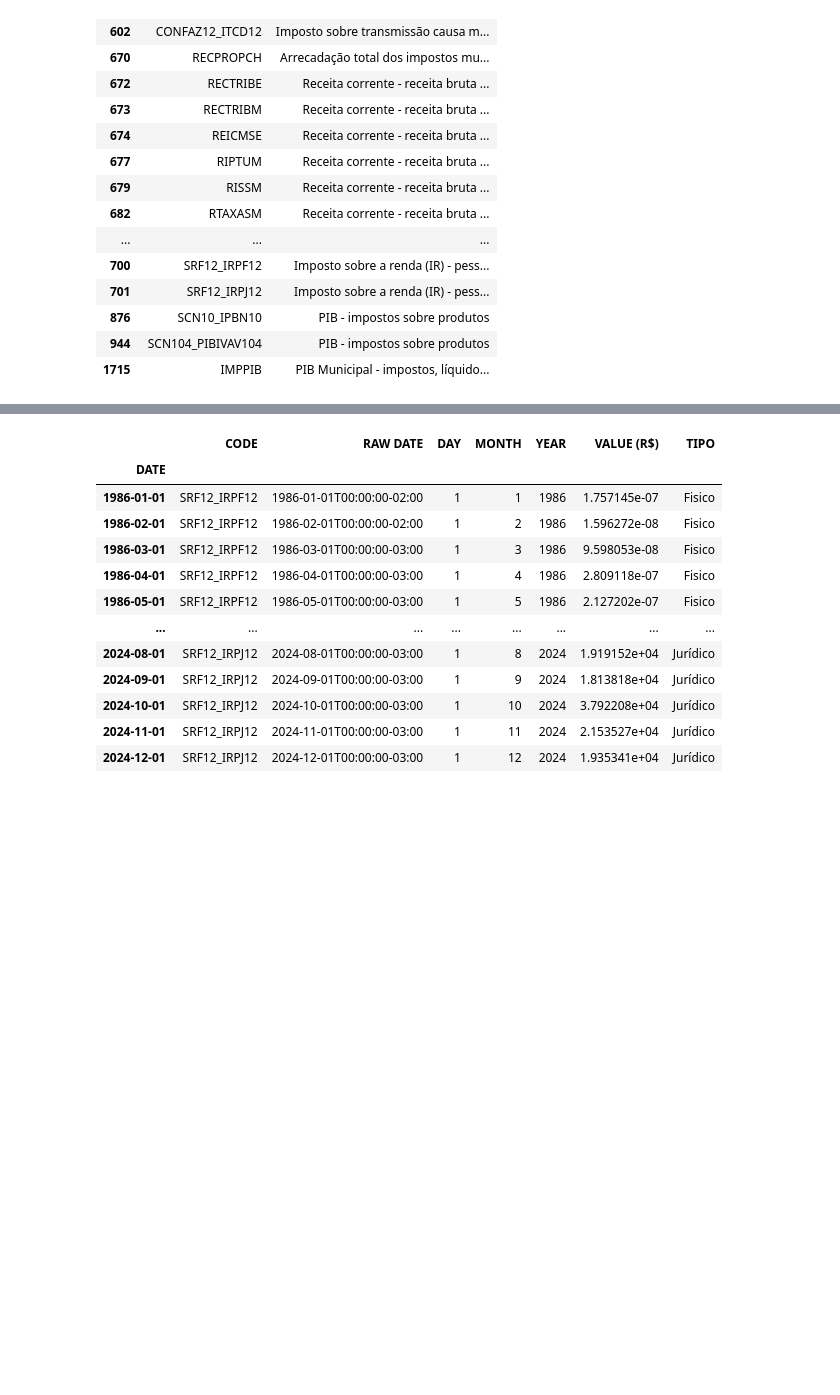
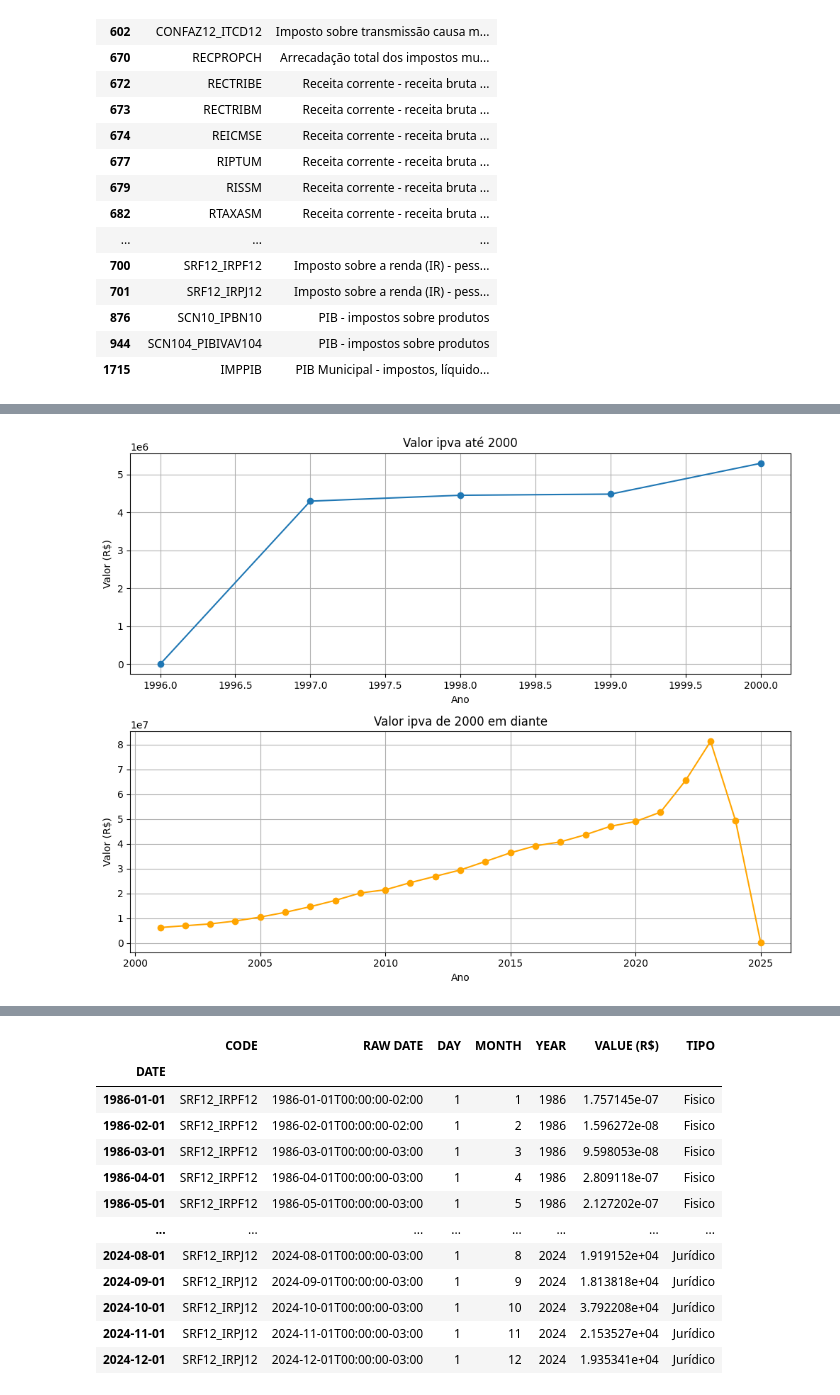
Before and after one commit to iagonmic/union-revenue-costs, a Jupyter notebook: dados_arrecadacao.ipynb, the cells around one changed output, grey strips where cells are left out. Saved outputs shown, nothing was run; the diff lists cells and outputs as text; code cells hidden in the pictures; blank space fills up the shorter version.

```diff
--- a/dados_arrecadacao.ipynb
+++ b/dados_arrecadacao.ipynb
@@ -40,0 +93,6 @@ df[df['NAME'].str.contains('Imposto', case=False, na=False)]
+# %%
+import pandas as pd
+
+imposto_ipva = ipea.timeseries('CONFAZ12_IPVA12').groupby('YEAR')['VALUE (R$)'].sum().reset_index(name='VALOR')
+
+imposto_ipva
@@ -40,0 +117,28 @@ df[df['NAME'].str.contains('Imposto', case=False, na=False)]
+# %%
+import matplotlib.pyplot as plt
+
+df_ate_2000 = imposto_ipva[imposto_ipva['YEAR'] <= 2000]
+df_depois_2000 = imposto_ipva[imposto_ipva['YEAR'] > 2000]
+
+# Criando os subplots (2 gráficos)
+fig, axes = plt.subplots(2, 1, figsize=(10, 8))
+
+# Primeiro gráfico: até 2000
+axes[0].plot(df_ate_2000['YEAR'], df_ate_2000['VALOR'], marker='o')
+axes[0].set_title('Valor ipva até 2000')
+axes[0].set_xlabel('Ano')
+axes[0].set_ylabel('Valor (R$)')
+axes[0].grid(True)
+
+# Segundo gráfico: de 2000 em diante
+axes[1].plot(df_depois_2000['YEAR'], df_depois_2000['VALOR'], marker='o', color='orange')
+axes[1].set_title('Valor ipva de 2000 em diante')
+axes[1].set_xlabel('Ano')
+axes[1].set_ylabel('Valor (R$)')
+axes[1].grid(True)
+
+plt.tight_layout()
+plt.show()
+plt.show()
+# %% [output]
+[figure, added]
```
Also changed, not shown: parts of 7 cells of this notebook.
